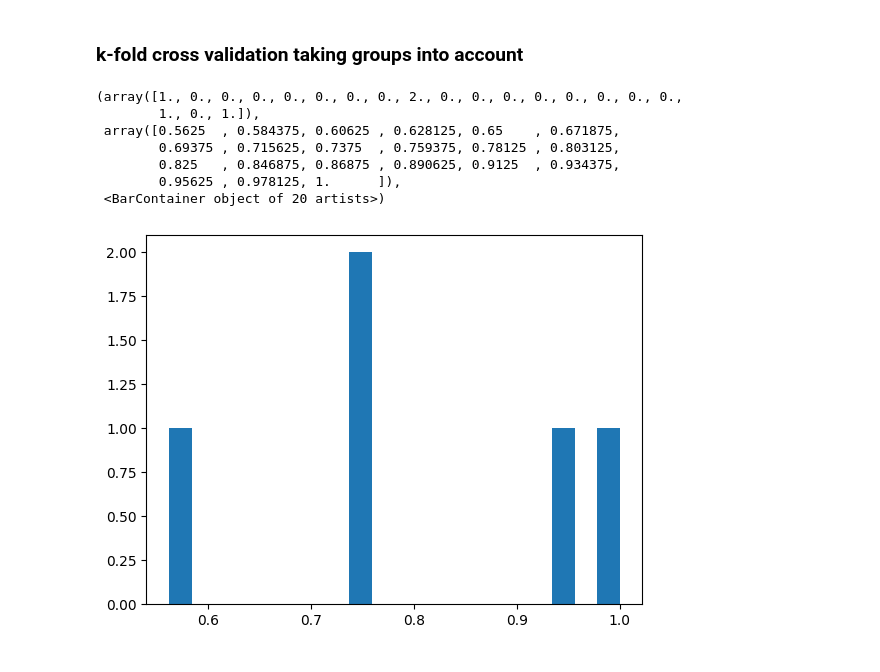
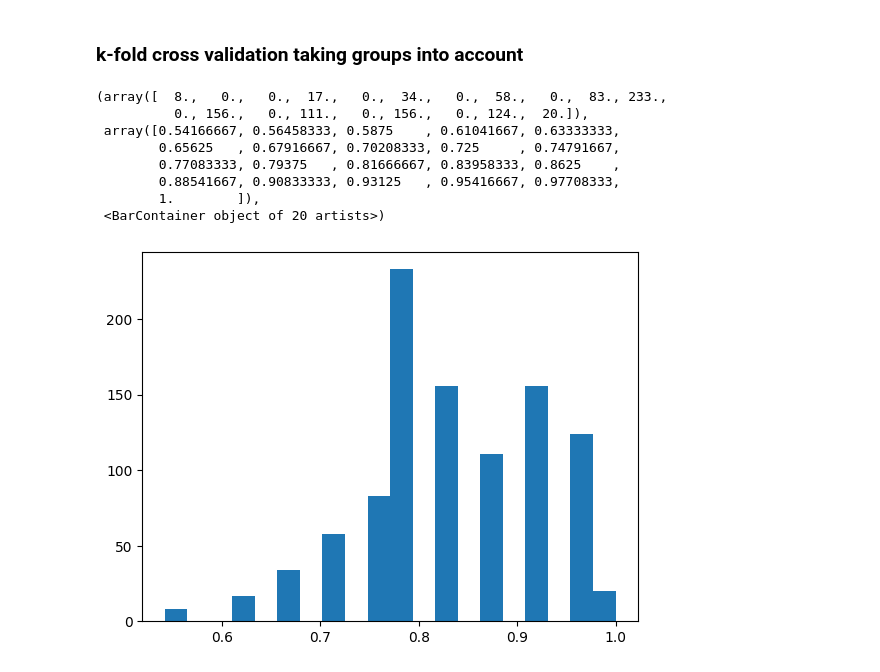
Before and after one commit to Falk0/AIA, a Jupyter notebook: PrimSec_Classification_Studium.ipynb, the cells around one changed output. Cells and saved outputs as stored; diff of their text form; code cells hidden in the pictures.

```diff
--- a/PrimSec_Classification_Studium.ipynb
+++ b/PrimSec_Classification_Studium.ipynb
@@ -26,8 +26,8 @@ import random
 # %%
 
 # Store Pdf with convert_from_path function
-#images = convert_from_path(r'C:\Users\Baumann\Documents\UU\03_semester\AIA\project\new_data\left-right-spirals.pdf')
-images = convert_from_path(r'/Users/linusfalk/Dev/AIA/AIA/left-right-spirals.pdf')
+images = convert_from_path(r'C:\Users\Baumann\Documents\UU\03_semester\AIA\project\new_data\left-right-spirals.pdf')
+#images = convert_from_path(r'/Users/linusfalk/Dev/AIA/AIA/left-right-spirals.pdf')
 # %%
 df = {}
 iterations = [60, 640, 1170, 1730, 2400]
@@ -223,7 +223,7 @@ from sklearn.metrics import accuracy_score
 from sklearn.discriminant_analysis import LinearDiscriminantAnalysis
 from sklearn.discriminant_analysis import QuadraticDiscriminantAnalysis
 from sklearn.neighbors import KNeighborsClassifier
-from sklearn.model_selection import GroupKFold
+from sklearn.model_selection import GroupKFold, GroupShuffleSplit
 from sklearn.metrics import make_scorer, accuracy_score, precision_score, recall_score, f1_score, roc_curve, auc, precision_recall_curve
 from sklearn.utils import shuffle
 
@@ -251,64 +251,69 @@ groups = np.array(groups_primary + groups_secondary)
 # Number of folds
 k = 5
 
 # List to store metrics for each fold
 accuracies = []
 precisions = []
 recalls = []
 f1_scores = []
-
+roc_aucs = []
 
 # Create the model
 model = LogisticRegression()
 
 
 # Create k-fold cross-validation object
-gkf = GroupKFold(n_splits=k)  # Splits the data into 5 folds
+for seed in range(200):
+    gkf = GroupShuffleSplit(n_splits=k, random_state=seed)
+    #gkf = GroupKFold(n_splits=k)  # Splits the data into 5 folds
 
 
-for train_index, test_index in gkf.split(X, Y, groups):     # Split data into training and test sets
-        X_train, X_test = X[train_index], X[test_index]
-        y_train, y_test = Y[train_index], Y[test_index]
+    for train_index, test_index in gkf.split(X, Y, groups):     # Split data into training and test sets
+            X_train, X_test = X[train_index], X[test_index]
+            y_train, y_test = Y[train_index], Y[test_index]
 
-        X_train_data = []
-        X_test_data = []
+            X_train_data = []
+            X_test_data = []
 
-        for name in X_train:
-                x = np.std([i-j for i, j in zip(df[name]['dist2'][sd:ed], df[name]['dist2_filtered'][sd:ed])])
-                y = np.std([i-j for i, j in zip(df[name]['dist2'][sa:ea], df[name]['dist2_filtered2'][sa:ea])])
-                X_train_data.append([x, y])
+            for name in X_train:
+                    x = np.std([i-j for i, j in zip(df[name]['dist2'][sd:ed], df[name]['dist2_filtered'][sd:ed])])
+                    y = np.std([i-j for i, j in zip(df[name]['dist2'][sa:ea], df[name]['dist2_filtered2'][sa:ea])])
+                    X_train_data.append([x, y])
 
-        for name in X_test:
-                x = np.std([i-j for i, j in zip(df[name]['dist2'][sd:ed], df[name]['dist2_filtered'][sd:ed])])
-                y = np.std([i-j for i, j in zip(df[name]['dist2'][sa:ea], df[name]['dist2_filtered2'][sa:ea])])
-                X_test_data.append([x, y])
+            for name in X_test:
+                    x = np.std([i-j for i, j in zip(df[name]['dist2'][sd:ed], df[name]['dist2_filtered'][sd:ed])])
+                    y = np.std([i-j for i, j in zip(df[name]['dist2'][sa:ea], df[name]['dist2_filtered2'][sa:ea])])
+                    X_test_data.append([x, y])
 
 
 
-        # Fit the model
-        model.fit(X_train_data, y_train)
+            # Fit the model
+            model.fit(X_train_data, y_train)
 
 
-        # Predict on the test set
-        y_pred = model.predict(X_test_data)
-        y_pred_prob = model.predict_proba(X_test_data)
-
-
-        # Calculate and store the results
-        accuracies.append(accuracy_score(y_test, y_pred))
-        precisions.append(precision_score(y_test, y_pred))
-        recalls.append(recall_score(y_test, y_pred))
-        f1_scores.append(f1_score(y_test, y_pred))
+            # Predict on the test set
+            y_pred = model.predict(X_test_data)
+            y_pred_prob = model.predict_proba(X_test_data)
+            fpr, tpr, thresholds = roc_curve(y_test, y_pred_prob[:,1]) # y_pred_prob is the probability of the positive class
 
 
 
+            # Calculate and store the results
+            accuracies.append(accuracy_score(y_test, y_pred))
+            precisions.append(precision_score(y_test, y_pred))
+            recalls.append(recall_score(y_test, y_pred))
+            f1_scores.append(f1_score(y_test, y_pred))
+            roc_aucs.append(auc(fpr, tpr))
+
+
 plt.hist(accuracies, bins=20)
 # %% [output]
-(array([1., 0., 0., 0., 0., 0., 0., 0., 2., 0., 0., 0., 0., 0., 0., 0., 0.,
-        1., 0., 1.]),
- array([0.5625  , 0.584375, 0.60625 , 0.628125, 0.65    , 0.671875,
-        0.69375 , 0.715625, 0.7375  , 0.759375, 0.78125 , 0.803125,
-        0.825   , 0.846875, 0.86875 , 0.890625, 0.9125  , 0.934375,
-        0.95625 , 0.978125, 1.      ]),
+(array([  8.,   0.,   0.,  17.,   0.,  34.,   0.,  58.,   0.,  83., 233.,
+          0., 156.,   0., 111.,   0., 156.,   0., 124.,  20.]),
+ array([0.54166667, 0.56458333, 0.5875    , 0.61041667, 0.63333333,
+        0.65625   , 0.67916667, 0.70208333, 0.725     , 0.74791667,
+        0.77083333, 0.79375   , 0.81666667, 0.83958333, 0.8625    ,
+        0.88541667, 0.90833333, 0.93125   , 0.95416667, 0.97708333,
+        1.        ]),
  <BarContainer object of 20 artists>)
-[figure, old version]
+[figure, new version]
```
Also changed, not shown: parts of 8 cells of this notebook, 2 other files.
